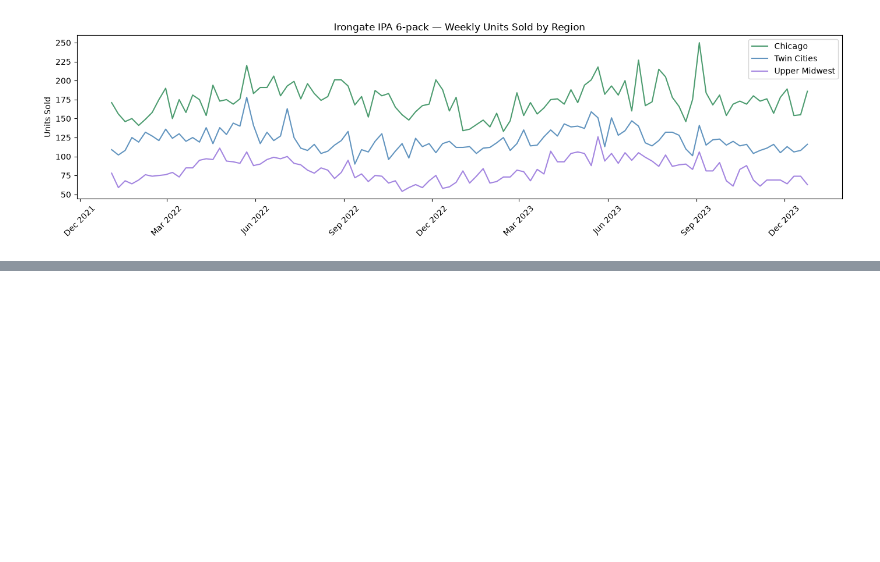
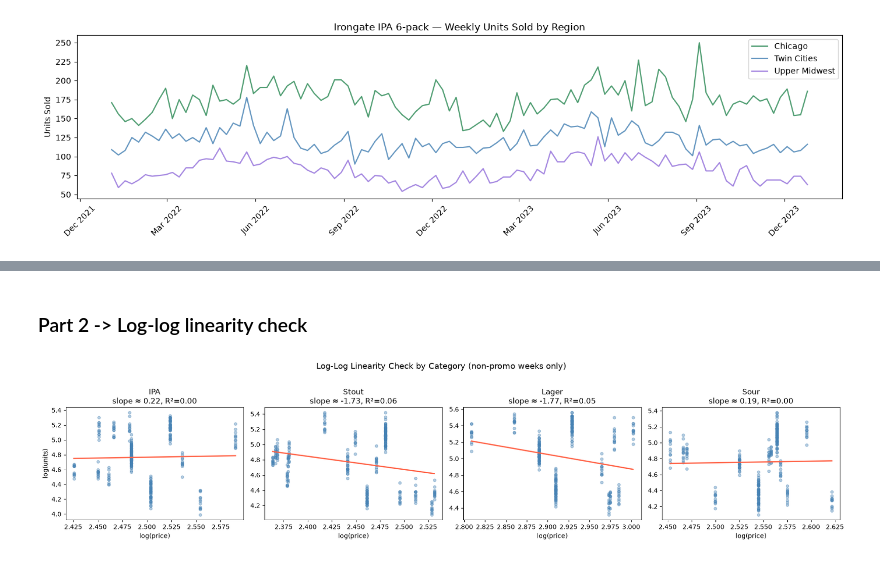
Before and after one commit to jwalluww/MarketingScience, a Jupyter notebook: price-elasticity/notebooks/price_elasticity.ipynb, the cells around one changed output, grey strips where cells are left out. Saved outputs shown, nothing was run; the diff lists cells and outputs as text; code cells hidden in the pictures; blank space fills up the shorter version.

```diff
--- a/price-elasticity/notebooks/price_elasticity.ipynb
+++ b/price-elasticity/notebooks/price_elasticity.ipynb
@@ -226,0 +269,36 @@ Lager avg units after:  128
+# %% [markdown]
+### Part 2 -> Log-log linearity check
+# %%
+# Pick one representative SKU per category
+spotlight_skus = {
+    'IPA':   'SKU001',
+    'Stout': 'SKU006',
+    'Lager': 'SKU011',
+    'Sour':  'SKU016',
+}
+
+fig, axes = plt.subplots(1, 4, figsize=(18, 4))
+
+for ax, (cat, sku_id) in zip(axes, spotlight_skus.items()):
+    sub = df[(df.sku_id == sku_id) & (~df.is_promo)].copy()
+    sub['log_price'] = np.log(sub['price'])
+    sub['log_units'] = np.log(sub['units_sold'])
+
+    ax.scatter(sub['log_price'], sub['log_units'],
+               alpha=0.4, color='steelblue', s=20)
+
+    # OLS trend line
+    slope, intercept, r, *_ = stats.linregress(sub['log_price'], sub['log_units'])
+    x_range = np.linspace(sub['log_price'].min(), sub['log_price'].max(), 100)
+    ax.plot(x_range, intercept + slope * x_range, color='tomato', linewidth=2)
+
+    ax.set_title(f'{cat}\nslope ≈ {slope:.2f}, R²={r**2:.2f}')
+    ax.set_xlabel('log(price)')
+    ax.set_ylabel('log(units)' if cat == 'IPA' else '')
+
+plt.suptitle('Log-Log Linearity Check by Category (non-promo weeks only)',
+             y=1.02, fontsize=13)
+plt.tight_layout()
+plt.show()
+# %% [output]
+[figure, added]
```
Also changed, not shown: parts of 34 cells of this notebook, 5 other files.
